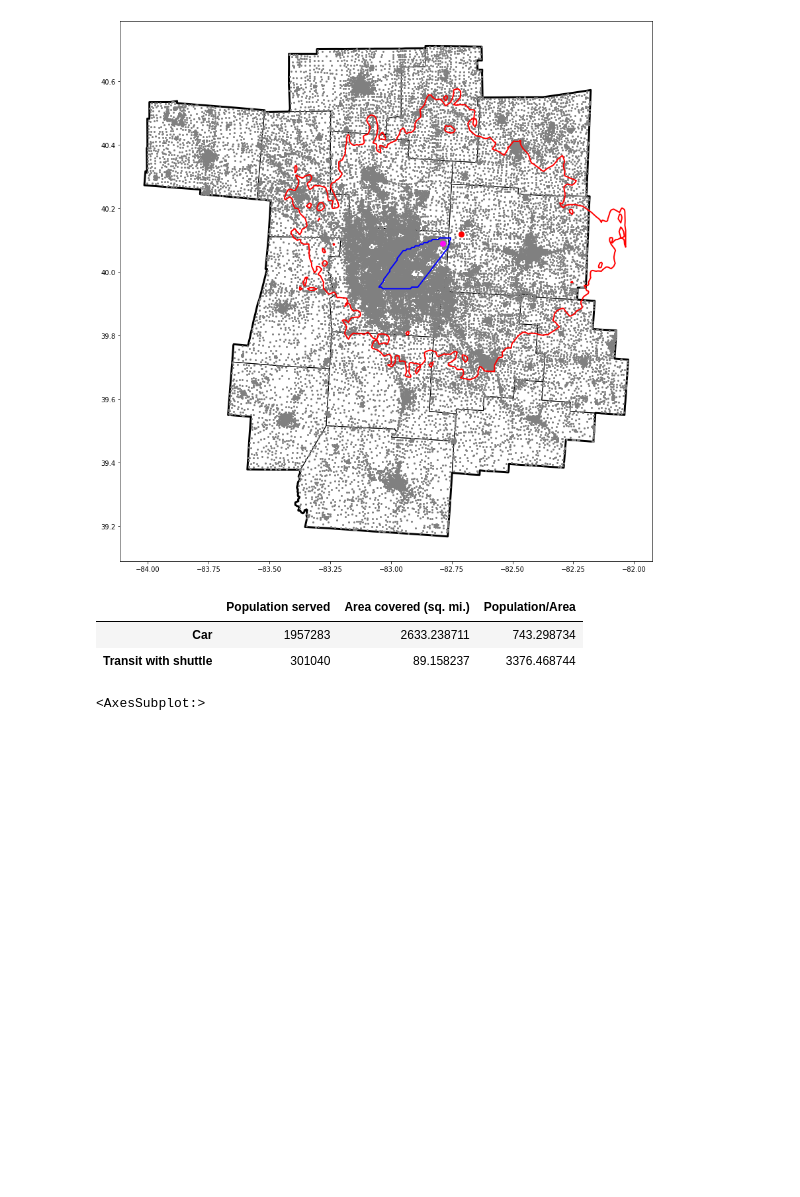
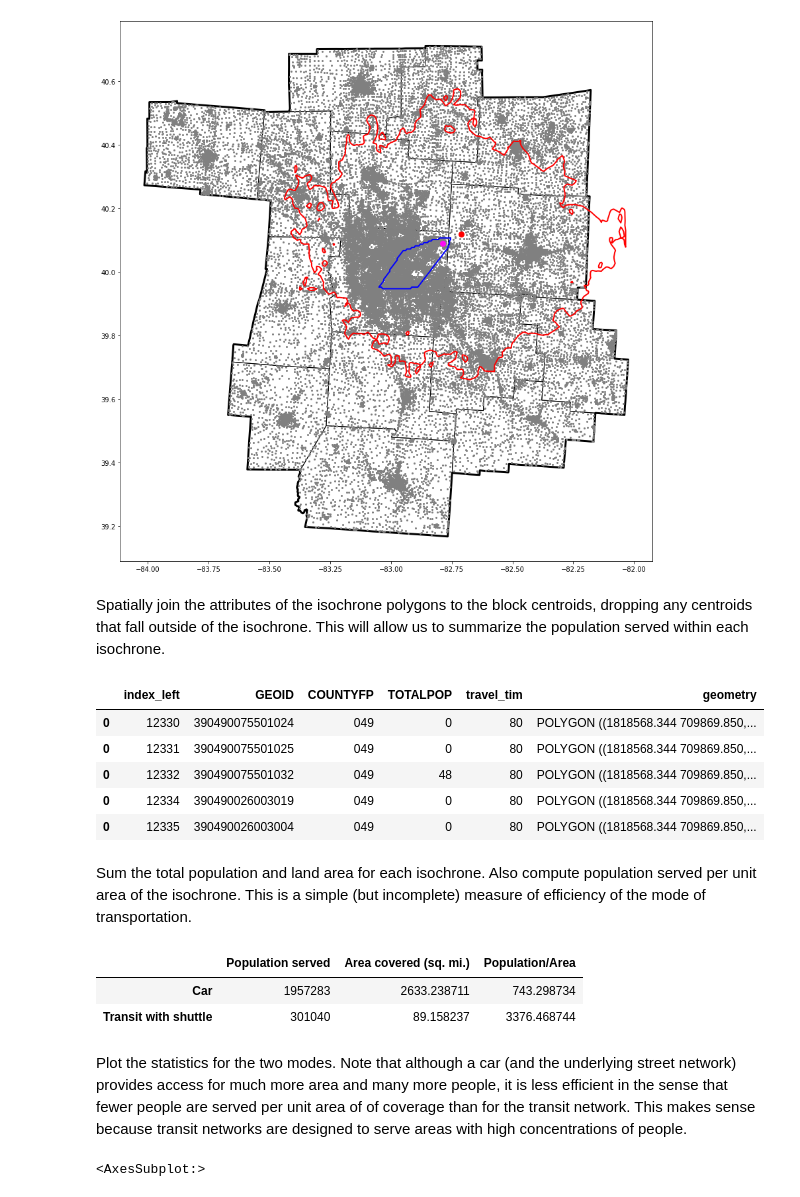
Before and after one commit to aporr/r5r-demo, a Jupyter notebook: Step 3 - Final analysis.ipynb, the cells around one changed output. Drawn from its saved outputs; the diff is of its cells as text; code cells hidden in the pictures; blank space fills up the shorter version.

```diff
--- a/Step 3 - Final analysis.ipynb
+++ b/Step 3 - Final analysis.ipynb
@@ -438,9 +470,21 @@ budget_transit.to_crs(epsg=4326).plot(ax=ax, edgecolor="blue", facecolor="none",
 # %% [output]
 <AxesSubplot:>
 [figure]
+# %% [markdown]
+Spatially join the attributes of the isochrone polygons to the block centroids, dropping any centroids that fall outside of the isochrone.  This will allow us to summarize the population served within each isochrone.
 # %%
 opportunities_car = gpd.sjoin(block_centroids, budget_car, how='right', predicate='intersects', lsuffix='left', rsuffix='right')
 opportunities_transit = gpd.sjoin(block_centroids, budget_transit, how='right', predicate='intersects', lsuffix='left', rsuffix='right')
+opportunities_transit.head()
+# %% [output]
+|  | index_left | GEOID | COUNTYFP | TOTALPOP | travel_tim | geometry |
+| 0 | 12330 | 390490075501024 | 049 | 0 | 80 | POLYGON ((1818568.344 709869.850,... |
+| 0 | 12331 | 390490075501025 | 049 | 0 | 80 | POLYGON ((1818568.344 709869.850,... |
+| 0 | 12332 | 390490075501032 | 049 | 48 | 80 | POLYGON ((1818568.344 709869.850,... |
+| 0 | 12334 | 390490026003019 | 049 | 0 | 80 | POLYGON ((1818568.344 709869.850,... |
+| 0 | 12335 | 390490026003004 | 049 | 0 | 80 | POLYGON ((1818568.344 709869.850,... |
+# %% [markdown]
+Sum the total population and land area for each isochrone.  Also compute population served per unit area of the isochrone.  This is a simple (but incomplete) measure of efficiency of the mode of transportation.
 # %%
 opportunities_stats = pd.DataFrame.from_dict({
         "Car": {
@@ -460,6 +504,8 @@ opportunities_stats
 |  | Population served | Area covered (sq. mi.) | Population/Area |
 | Car | 1957283 | 2633.238711 | 743.298734 |
 | Transit with shuttle | 301040 | 89.158237 | 3376.468744 |
+# %% [markdown]
+Plot the statistics for the two modes.  Note that although a car (and the underlying street network) provides access for much more area and many more people, it is less efficient in the sense that fewer people are served per unit area of of coverage than for the transit network.  This makes sense because transit networks are designed to serve areas with high concentrations of people.
 # %%
 fig, ax = plt.subplots(1, 3, figsize=(20,5))
 opportunities_stats.plot.bar(ax=ax[0], y="Population served")
```
Also changed, not shown: parts of 58 cells of this notebook, 14 other files.
